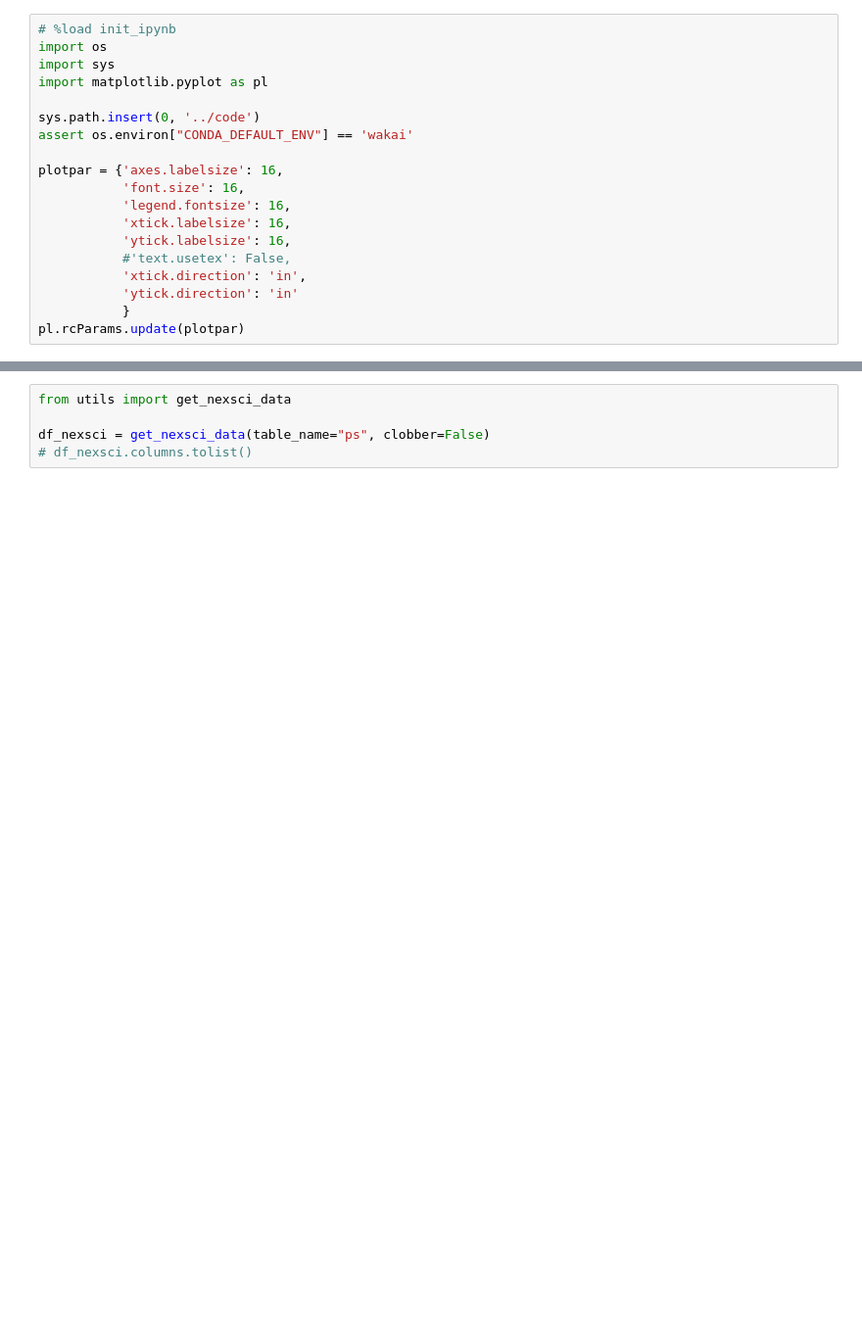
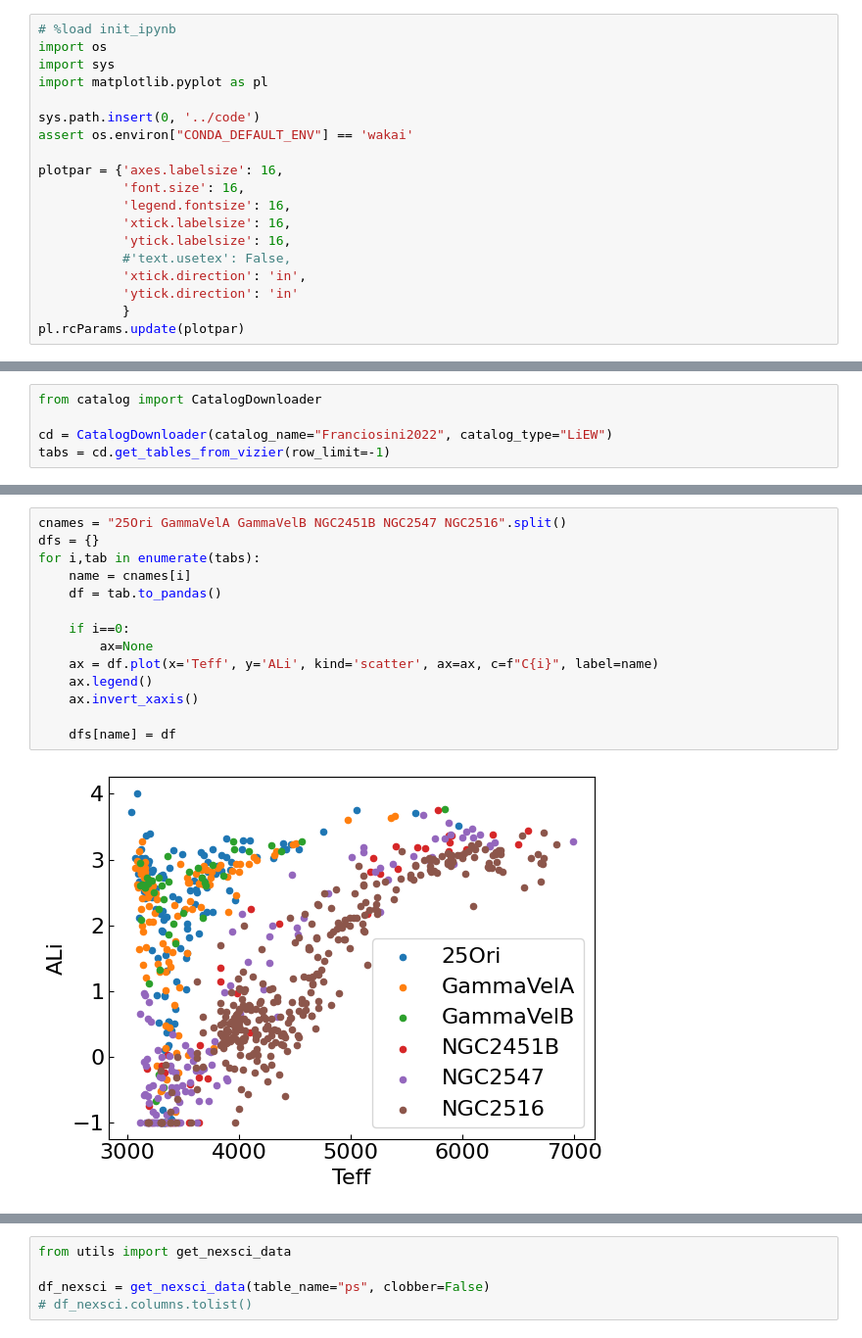
Before and after one commit to jpdeleon/wakai, a Jupyter notebook: notebooks/Li_EW.ipynb, the cells around one changed output, grey strips where cells are left out. Shown at 98% size. Saved outputs shown, nothing was run; the diff lists cells and outputs as text; blank space fills up the shorter version.

```diff
--- a/notebooks/Li_EW.ipynb
+++ b/notebooks/Li_EW.ipynb
@@ -21,0 +323,5 @@ pl.rcParams.update(plotpar)
+# %%
+from catalog import CatalogDownloader
+
+cd = CatalogDownloader(catalog_name="Franciosini2022", catalog_type="LiEW")
+tabs = cd.get_tables_from_vizier(row_limit=-1)
@@ -21,0 +337,16 @@ pl.rcParams.update(plotpar)
+# %%
+cnames = "25Ori GammaVelA GammaVelB NGC2451B NGC2547 NGC2516".split()
+dfs = {}
+for i,tab in enumerate(tabs):
+    name = cnames[i]
+    df = tab.to_pandas()
+
+    if i==0:
+        ax=None
+    ax = df.plot(x='Teff', y='ALi', kind='scatter', ax=ax, c=f"C{i}", label=name)
+    ax.legend()
+    ax.invert_xaxis()
+
+    dfs[name] = df
+# %% [output]
+[figure, added]
```
Also changed, not shown: parts of 33 cells of this notebook, 12 other files.
